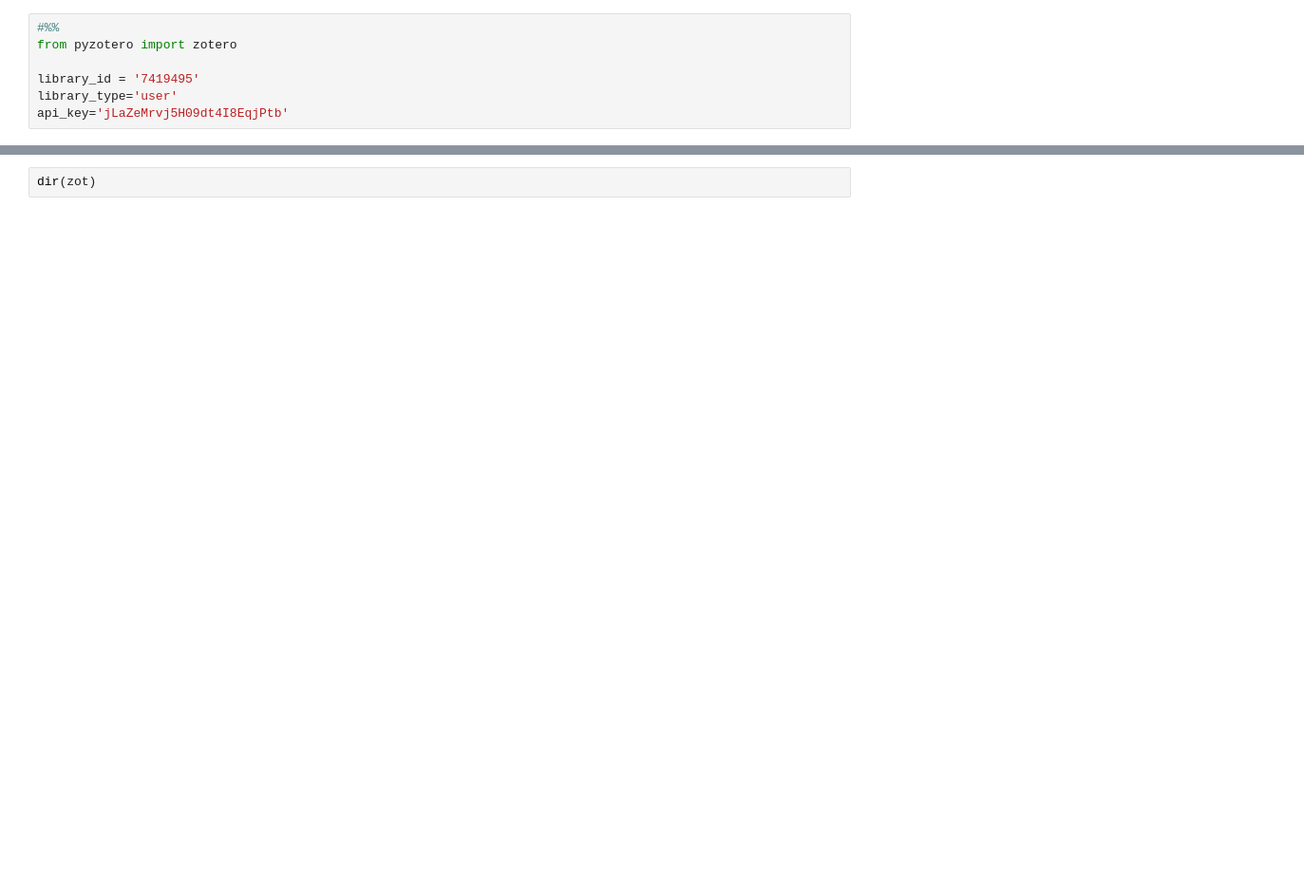
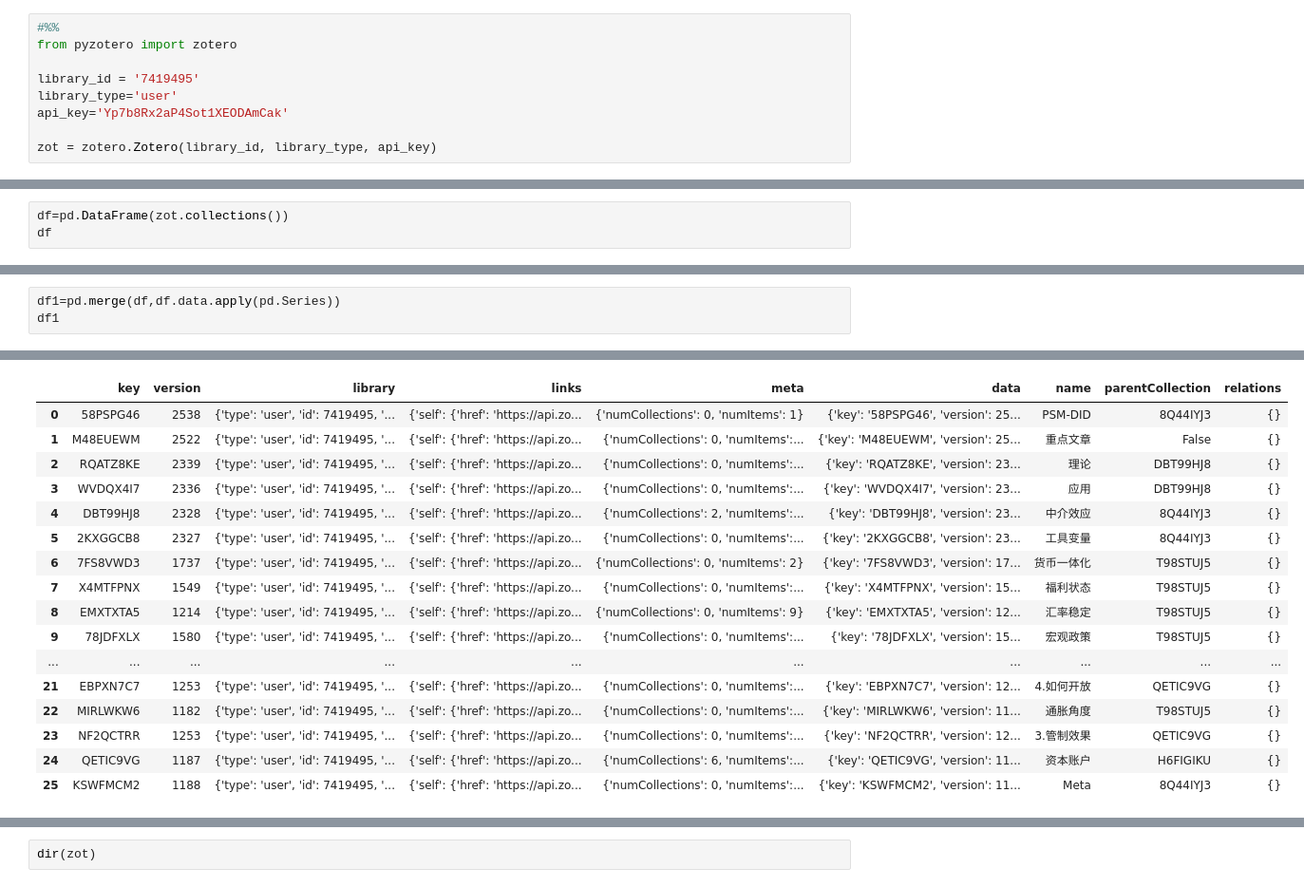
Before and after one commit to fisheryounggod/MyCode, a Jupyter notebook: 我的文献管理系统/Zotero 管理.ipynb, the cells around one changed output, grey strips where cells are left out. Shown at 95% size. Drawn from its saved outputs; the diff is of its cells as text; blank space fills up the shorter version.

```diff
--- a/我的文献管理系统/Zotero 管理.ipynb
+++ b/我的文献管理系统/Zotero 管理.ipynb
@@ -4,4 +4,6 @@ from pyzotero import zotero
 
 library_id = '7419495'
 library_type='user'
-api_key='jLaZeMrvj5H09dt4I8EqjPtb'
+api_key='Yp7b8Rx2aP4Sot1XEODAmCak'
+
+zot = zotero.Zotero(library_id, library_type, api_key)
@@ -124,0 +65,3 @@ dir(zot)
+# %%
+df=pd.DataFrame(zot.collections())
+df
@@ -124,0 +87,4 @@ dir(zot)
+# %%
+df1=pd.merge(df,df.data.apply(pd.Series))
+df1
+# %% [output]
@@ -124,0 +93,17 @@ dir(zot)
+|  | key | version | library | links | meta | data | name | parentCollection | relations |
+| 0 | 58PSPG46 | 2538 | {'type': 'user', 'id': 7419495, '... | {'self': {'href': 'https://api.zo... | {'numCollections': 0, 'numItems': 1} | {'key': '58PSPG46', 'version': 25... | PSM-DID | 8Q44IYJ3 | {} |
+| 1 | M48EUEWM | 2522 | {'type': 'user', 'id': 7419495, '... | {'self': {'href': 'https://api.zo... | {'numCollections': 0, 'numItems':... | {'key': 'M48EUEWM', 'version': 25... | 重点文章 | False | {} |
+| 2 | RQATZ8KE | 2339 | {'type': 'user', 'id': 7419495, '... | {'self': {'href': 'https://api.zo... | {'numCollections': 0, 'numItems':... | {'key': 'RQATZ8KE', 'version': 23... | 理论 | DBT99HJ8 | {} |
+| 3 | WVDQX4I7 | 2336 | {'type': 'user', 'id': 7419495, '... | {'self': {'href': 'https://api.zo... | {'numCollections': 0, 'numItems':... | {'key': 'WVDQX4I7', 'version': 23... | 应用 | DBT99HJ8 | {} |
+| 4 | DBT99HJ8 | 2328 | {'type': 'user', 'id': 7419495, '... | {'self': {'href': 'https://api.zo... | {'numCollections': 2, 'numItems':... | {'key': 'DBT99HJ8', 'version': 23... | 中介效应 | 8Q44IYJ3 | {} |
+| 5 | 2KXGGCB8 | 2327 | {'type': 'user', 'id': 7419495, '... | {'self': {'href': 'https://api.zo... | {'numCollections': 0, 'numItems':... | {'key': '2KXGGCB8', 'version': 23... | 工具变量 | 8Q44IYJ3 | {} |
+| 6 | 7FS8VWD3 | 1737 | {'type': 'user', 'id': 7419495, '... | {'self': {'href': 'https://api.zo... | {'numCollections': 0, 'numItems': 2} | {'key': '7FS8VWD3', 'version': 17... | 货币一体化 | T98STUJ5 | {} |
+| 7 | X4MTFPNX | 1549 | {'type': 'user', 'id': 7419495, '... | {'self': {'href': 'https://api.zo... | {'numCollections': 0, 'numItems':... | {'key': 'X4MTFPNX', 'version': 15... | 福利状态 | T98STUJ5 | {} |
+| 8 | EMXTXTA5 | 1214 | {'type': 'user', 'id': 7419495, '... | {'self': {'href': 'https://api.zo... | {'numCollections': 0, 'numItems': 9} | {'key': 'EMXTXTA5', 'version': 12... | 汇率稳定 | T98STUJ5 | {} |
+| 9 | 78JDFXLX | 1580 | {'type': 'user', 'id': 7419495, '... | {'self': {'href': 'https://api.zo... | {'numCollections': 0, 'numItems':... | {'key': '78JDFXLX', 'version': 15... | 宏观政策 | T98STUJ5 | {} |
+| ... | ... | ... | ... | ... | ... | ... | ... | ... | ... |
+| 21 | EBPXN7C7 | 1253 | {'type': 'user', 'id': 7419495, '... | {'self': {'href': 'https://api.zo... | {'numCollections': 0, 'numItems':... | {'key': 'EBPXN7C7', 'version': 12... | 4.如何开放 | QETIC9VG | {} |
+| 22 | MIRLWKW6 | 1182 | {'type': 'user', 'id': 7419495, '... | {'self': {'href': 'https://api.zo... | {'numCollections': 0, 'numItems':... | {'key': 'MIRLWKW6', 'version': 11... | 通胀角度 | T98STUJ5 | {} |
+| 23 | NF2QCTRR | 1253 | {'type': 'user', 'id': 7419495, '... | {'self': {'href': 'https://api.zo... | {'numCollections': 0, 'numItems':... | {'key': 'NF2QCTRR', 'version': 12... | 3.管制效果 | QETIC9VG | {} |
+| 24 | QETIC9VG | 1187 | {'type': 'user', 'id': 7419495, '... | {'self': {'href': 'https://api.zo... | {'numCollections': 6, 'numItems':... | {'key': 'QETIC9VG', 'version': 11... | 资本账户 | H6FIGIKU | {} |
+| 25 | KSWFMCM2 | 1188 | {'type': 'user', 'id': 7419495, '... | {'self': {'href': 'https://api.zo... | {'numCollections': 0, 'numItems':... | {'key': 'KSWFMCM2', 'version': 11... | Meta | 8Q44IYJ3 | {} |
```
Also changed, not shown: parts of 28 cells of this notebook, 15 other files.
